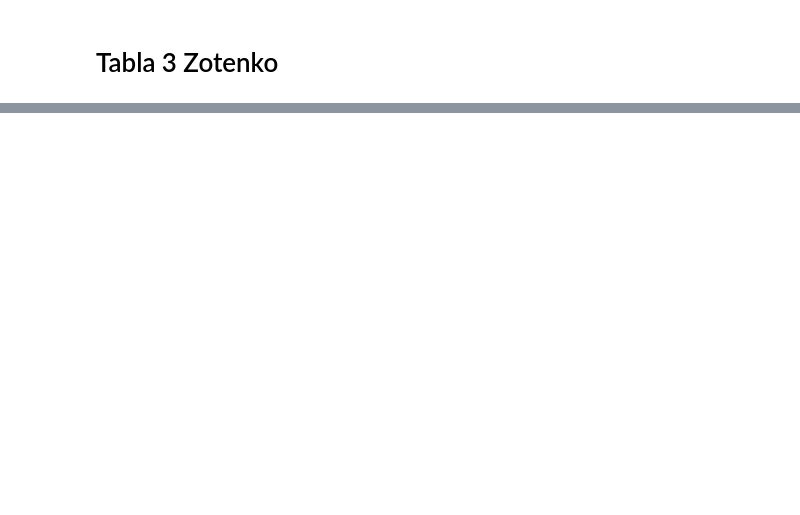
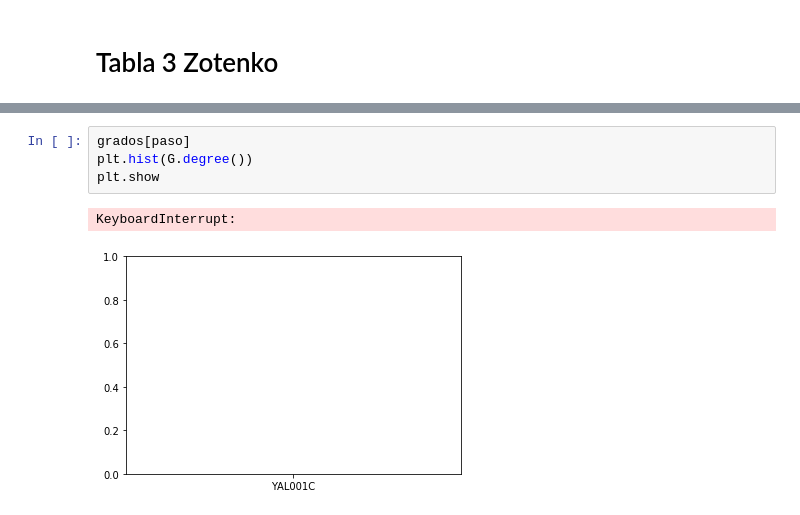
Before and after one commit to fedesevle/Redes_FLEM, a Jupyter notebook: TP2/TP_2.ipynb, the cells around one changed output, grey strips where cells are left out. Drawn from its saved outputs; the diff is of its cells as text; blank space fills up the shorter version.

```diff
--- a/TP2/TP_2.ipynb
+++ b/TP2/TP_2.ipynb
@@ -383,0 +441,7 @@ NodeView(('YCR024C', 'YBL004W', 'YML124C', 'YJR011C', 'YHR110W', 'YNL177C', 'YBR
+# %%
+grados[paso]
+plt.hist(G.degree())
+plt.show
+# %% [output]
+KeyboardInterrupt:
+[figure, added]
```
Also changed, not shown: parts of 8 cells of this notebook.
